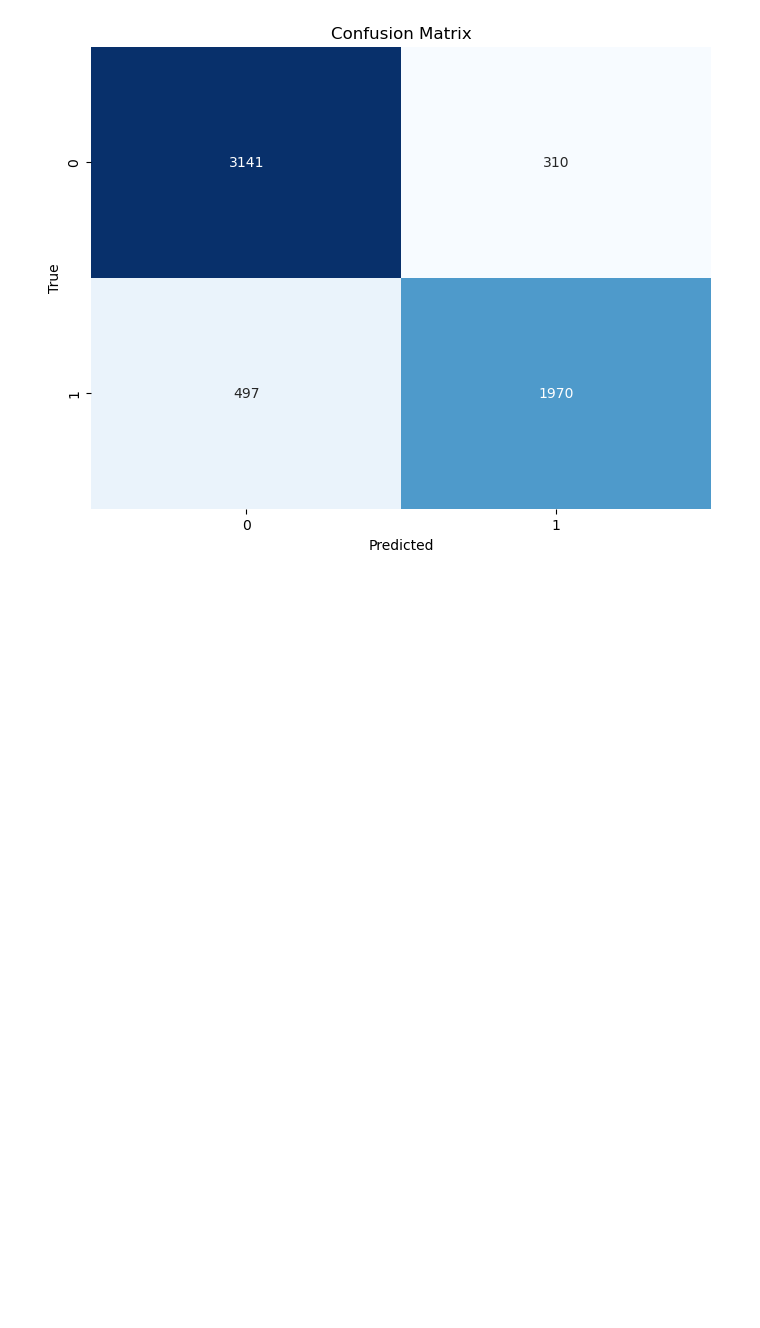
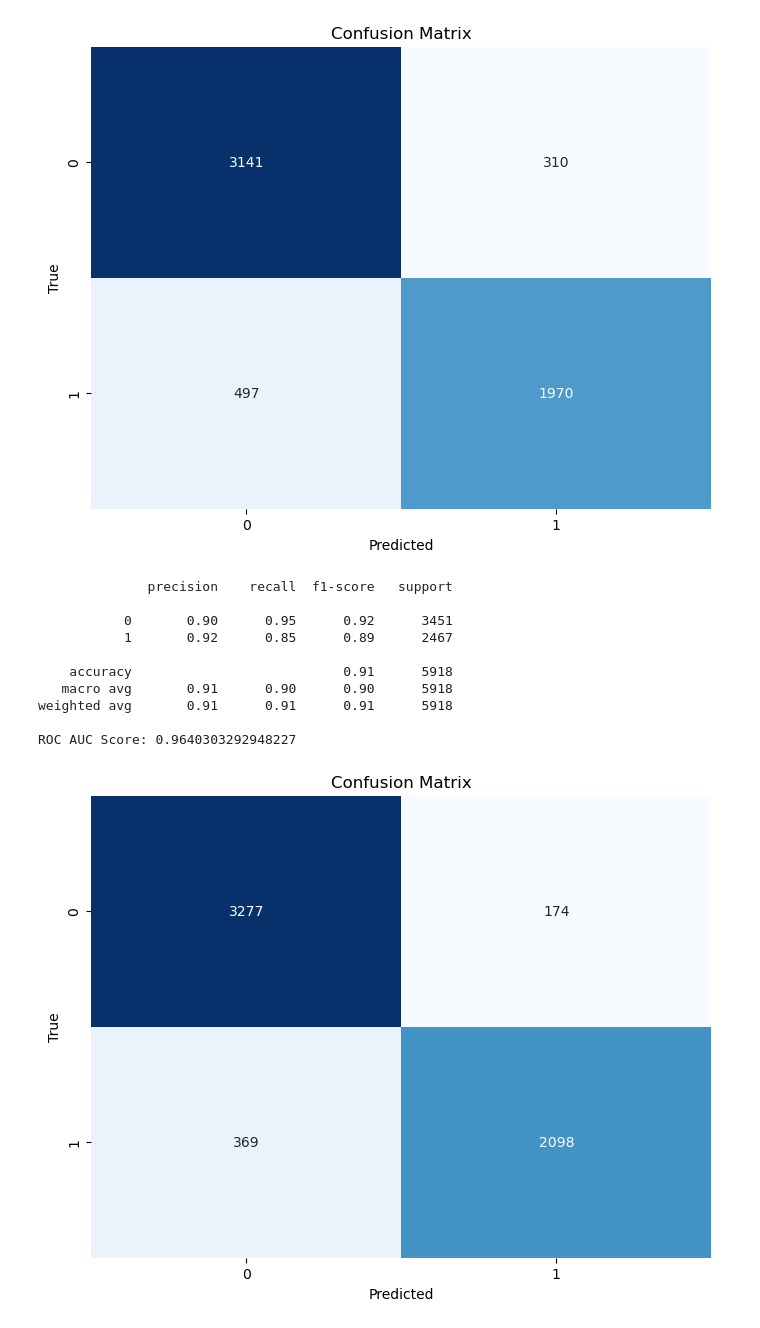
Before and after one commit to cletuzz00/Wrist-Fracture-Detection-Using-Convolution-Neural-Networks, a Jupyter notebook: model_final.ipynb, the cells around one changed output. Saved outputs shown, nothing was run; the diff lists cells and outputs as text; code cells hidden in the pictures; blank space fills up the shorter version.

```diff
--- a/model_final.ipynb
+++ b/model_final.ipynb
@@ -388,3 +388,34 @@ weighted avg       0.86      0.86      0.86      5918
 
 ROC AUC Score: 0.9367192581014626
 [figure]
+# %%
+#ensemble # Predict on test data
+y_pred_prob_ensemble = (y_pred_prob + y_pred_prob_eff) / 2
+y_pred_ensemble = (y_pred_prob_ensemble > 0.4).astype(int)  # Lower threshold to improve recall
+# Extract true labels
+true_labels_ensemble = test_images.labels
+# Print classification report
+print(classification_report(true_labels_ensemble, y_pred_ensemble))
+# Calculate ROC AUC score
+roc_auc_ensemble = roc_auc_score(true_labels_ensemble, y_pred_prob_ensemble)
+print(f"ROC AUC Score: {roc_auc_ensemble}")
+# Confusion matrix
+cm_ensemble = confusion_matrix(true_labels_ensemble, y_pred_ensemble)
+plt.figure(figsize=(8, 6))
+sns.heatmap(cm_ensemble, annot=True, fmt='d', cmap='Blues', cbar=False)
+plt.xlabel('Predicted')
+plt.ylabel('True')
+plt.title('Confusion Matrix')
+plt.show()
+# %% [output]
+              precision    recall  f1-score   support
+
+           0       0.90      0.95      0.92      3451
+           1       0.92      0.85      0.89      2467
+
+    accuracy                           0.91      5918
+   macro avg       0.91      0.90      0.90      5918
+weighted avg       0.91      0.91      0.91      5918
+
+ROC AUC Score: 0.9640303292948227
+[figure, added]
```
Also changed, not shown: parts of 2 cells of this notebook, 2 other files.
